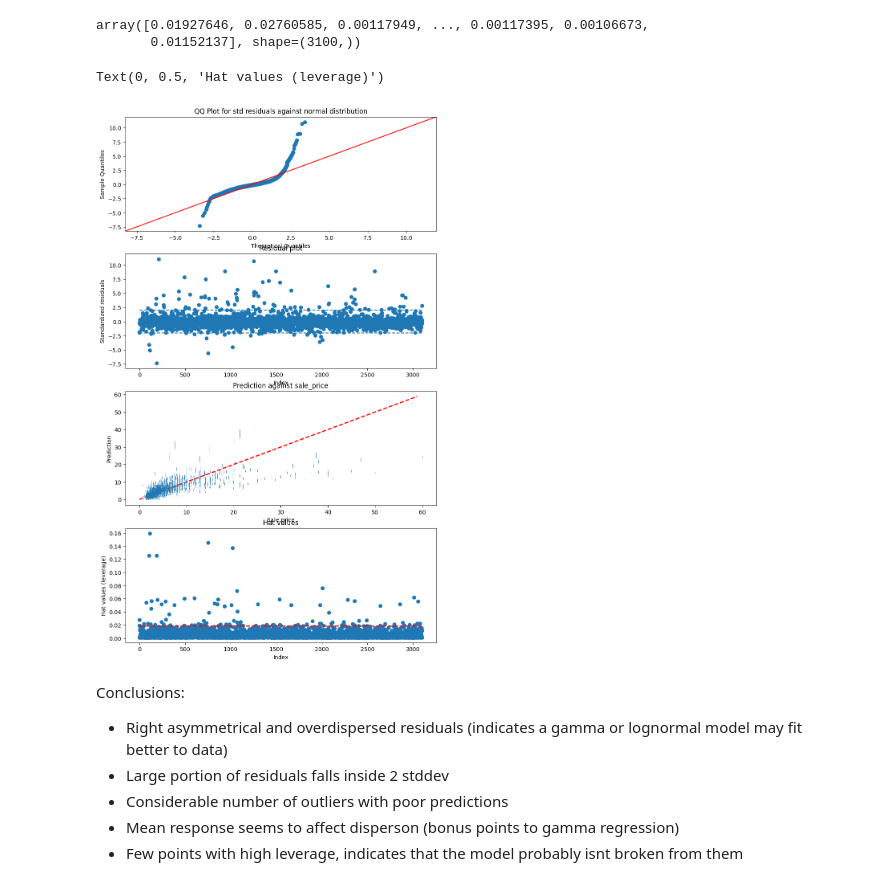
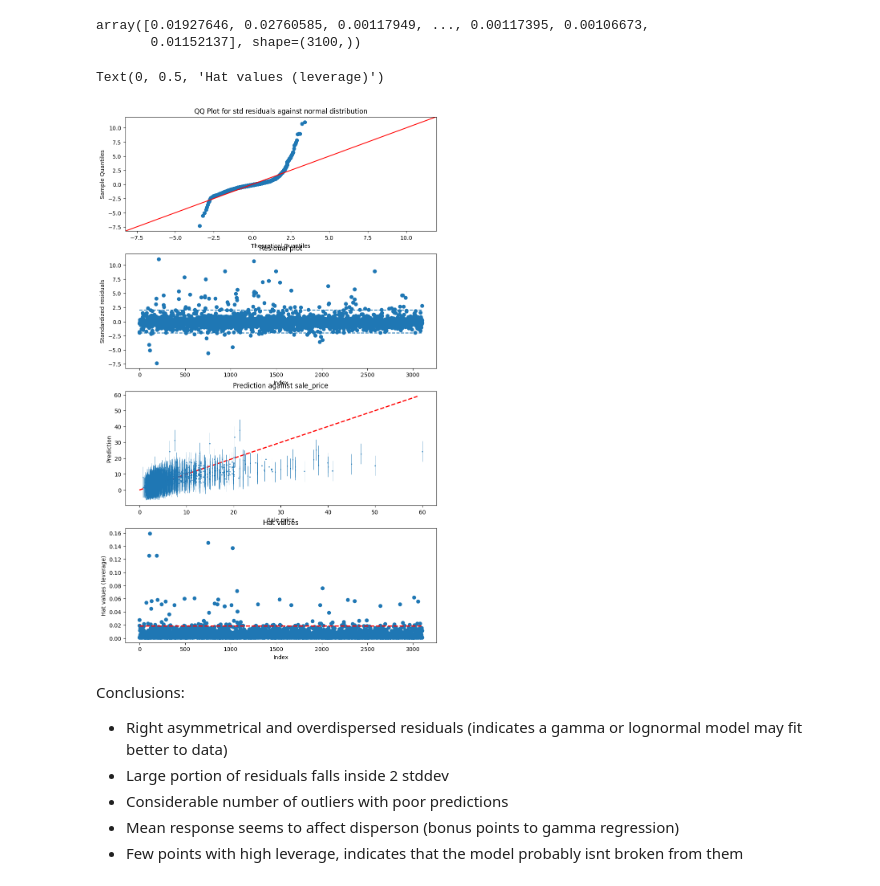
Before and after one commit to clr-cera/IA2025.2, a Jupyter notebook: Trabalho2/modelling.ipynb, the cells around one changed output. Cells and saved outputs as stored; diff of their text form; code cells hidden in the pictures.

```diff
--- a/Trabalho2/modelling.ipynb
+++ b/Trabalho2/modelling.ipynb
@@ -181,36 +202,36 @@ array([0.01927646, 0.02760585, 0.00117949, ..., 0.00117395, 0.00106673,
 # %%
 from statsmodels.graphics.gofplots import ProbPlot
 
 std_residuals = fitted_ols.resid_pearson
 pp = ProbPlot(std_residuals)
 fig, axes = plt.subplots(4, 1, figsize = (10,17))
 axes[0].set_title("QQ Plot for std residuals against normal distribution")
 qq  = pp.qqplot(ax = axes[0], line="45")
 
 axes[1].set_title("Residual plot")
 axes[1].scatter(list(range(len(std_residuals))), std_residuals)
 axes[1].hlines(y=[-2, 2], linestyles="dashed", xmin=0, xmax=len(std_residuals))
 axes[1].set_xlabel("Index")
 axes[1].set_ylabel("Standardized residuals")
 
 axes[2].set_title("Prediction against sale_price")
 pred_summary = fitted_ols.get_prediction().summary_frame()
-errors = np.array(list(zip(pred_summary["mean"] - pred_summary["mean_ci_lower"], abs(pred_summary["mean"] - pred_summary["mean_ci_upper"])))).T
+errors = np.array(list(zip(pred_summary["mean"] - pred_summary["obs_ci_lower"], abs(pred_summary["mean"] - pred_summary["obs_ci_upper"])))).T
 axes[2].plot(np.arange(0, 60, 1), np.arange(0, 60, 1), linestyle = "dashed", color = "red", linewidth = 2)
-axes[2].errorbar(train["sale_price"], pred_summary["mean"], yerr = errors, fmt = "o", markersize=0.1, linewidth = 0.5)
+axes[2].errorbar(train["sale_price"], pred_summary["mean"], yerr = errors, fmt = "o", markersize=1, linewidth = 0.5)
 axes[2].set_xlabel("Sale price")
 axes[2].set_ylabel("Prediction")
 
 hat = fitted_ols.get_influence().hat_matrix_diag
 reference = 3 * len(fitted_ols.params) / len(train["sale_price"])
 axes[3].set_title("Hat values")
 axes[3].scatter(list(range(len(hat))), hat)
 axes[3].hlines(y=reference, linestyles="dashed", xmin=0, xmax=len(hat), color = "red", linewidth = 2)
 axes[3].set_xlabel("Index")
 axes[3].set_ylabel("Hat values (leverage)")
 # %% [output]
 Text(0, 0.5, 'Hat values (leverage)')
-[figure, old version]
+[figure, new version]
 # %% [markdown]
 Conclusions:
 - Right asymmetrical and overdispersed residuals (indicates a gamma or lognormal model may fit better to data)
```
Also changed, not shown: parts of 8 cells of this notebook, 4 other files.
